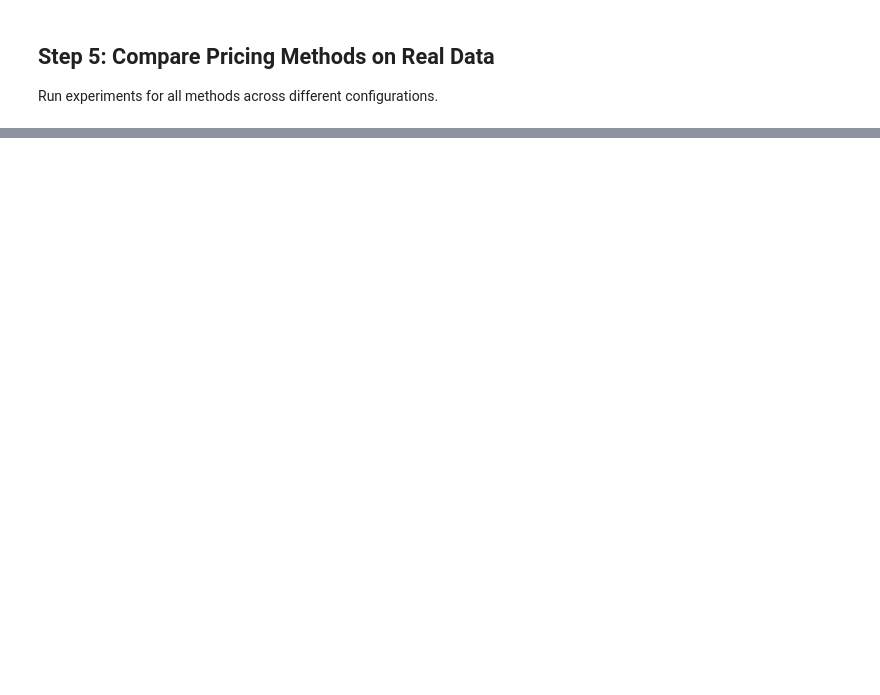
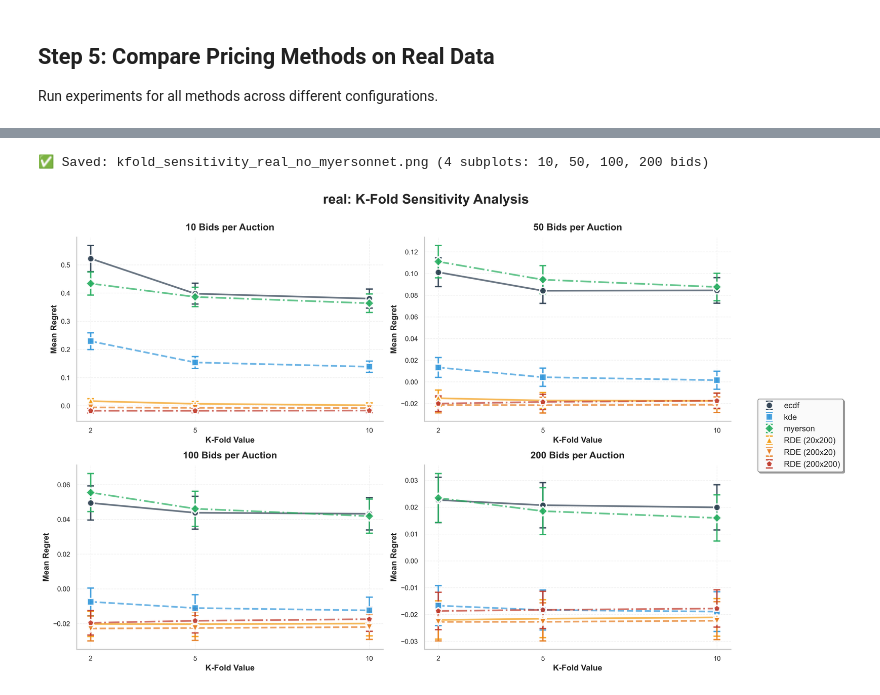
Before and after one commit to yingqi-gao/MAPP, a Jupyter notebook: notebooks/real_data.ipynb, the cells around one changed output, grey strips where cells are left out. Saved outputs shown, nothing was run; the diff lists cells and outputs as text; code cells hidden in the pictures; blank space fills up the shorter version.

```diff
--- a/notebooks/real_data.ipynb
+++ b/notebooks/real_data.ipynb
@@ -504,0 +730,23 @@ mean=0.0164
+# %%
+METHODS_WITHOUT_MYERSONNET = [
+    "ecdf",
+    "kde",
+    "myerson",
+    "RDE (20x200)",
+    "RDE (200x20)",
+    "RDE (200x200)",
+]
+# %%
+plot_kfold_sensitivity(
+    project_root=project_root,
+    dist_names="real",
+    bids_per_auction=BIDS_PER_AUCTION,
+    k_folds=K_FOLDS,
+    methods=METHODS_WITHOUT_MYERSONNET,
+    save_dir="workspace/plots/sensitivity",
+    show=True,
+    suffix="no_myersonnet",
+)
+# %% [output]
+✅ Saved: kfold_sensitivity_real_no_myersonnet.png (4 subplots: 10, 50, 100, 200 bids)
+[figure, added]
```
Also changed, not shown: parts of 13 cells of this notebook, 10 other files.
